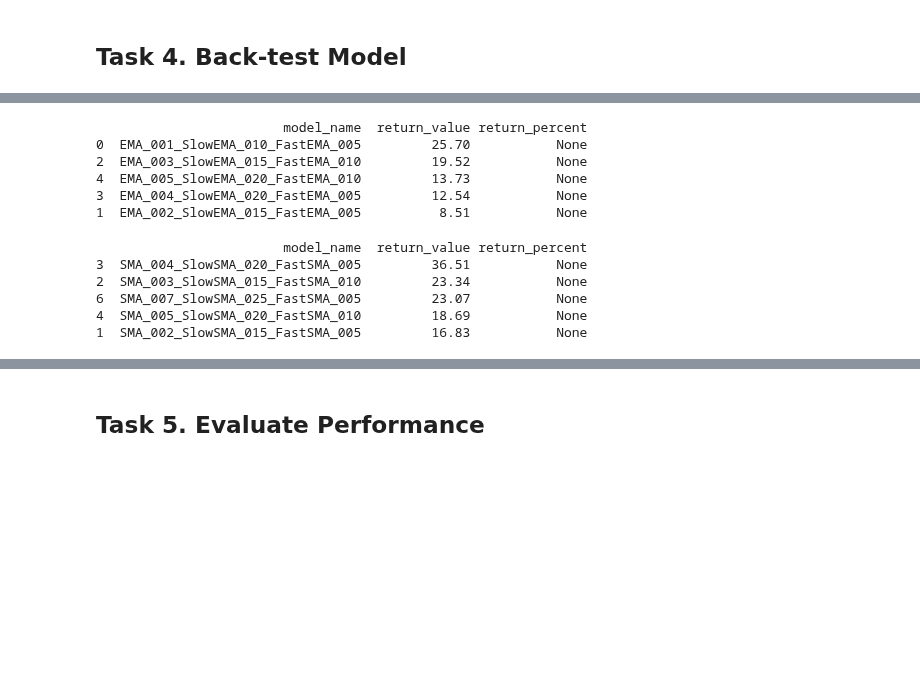
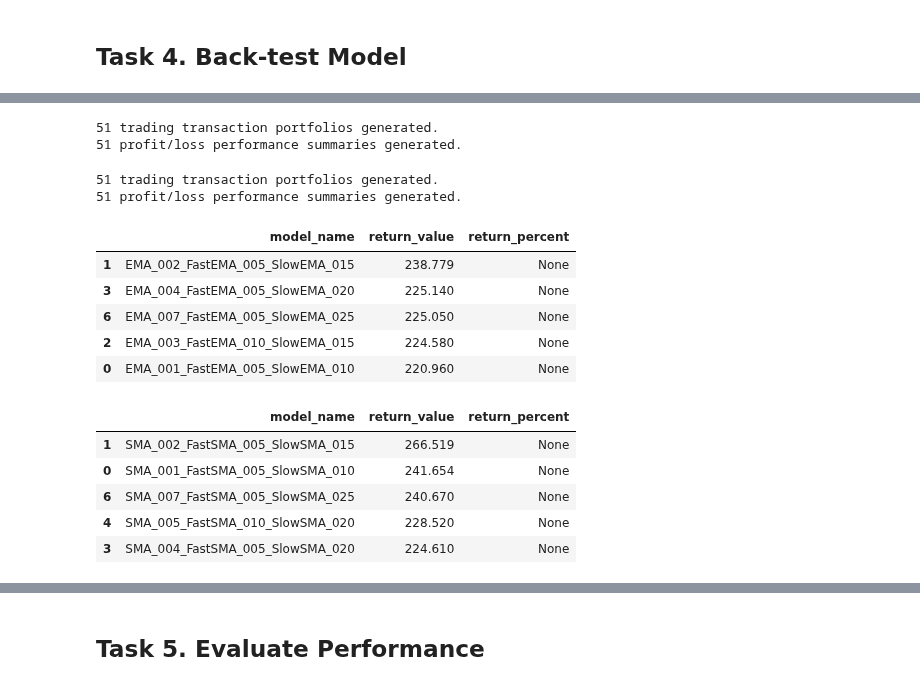
Before and after one commit to daines-analytics/quant-finance-projects, a Jupyter notebook: daily-stocks-report/py_algotrading_combo_ma_crossover_grid_JNJ.ipynb, the cells around one changed output, grey strips where cells are left out. Cells and saved outputs as stored; diff of their text form; code cells hidden in the pictures; blank space fills up the shorter version.

Commit message:
Batch upload #4 of combo MA crossover grid search trading model

```diff
--- a/daily-stocks-report/py_algotrading_combo_ma_crossover_grid_JNJ.ipynb
+++ b/daily-stocks-report/py_algotrading_combo_ma_crossover_grid_JNJ.ipynb
@@ -169,12 +168,25 @@ memory usage: 10.5 KB
 # %% [markdown]
 ### 3.b) Set up the Analysis Table with Indicators
 # %%
-# Define the functions that will generate the trading signals based on the different MA curves used
+# Define the functions that will generate the indicators and trading signals
 
-def ema_only_crossover(model):
+def populate_indicators(passed_model):
+    passed_model['fast_ema'] = passed_model['close_price'].ewm(span=fast_ma).mean()
+    passed_model['slow_ema'] = passed_model['close_price'].ewm(span=slow_ma).mean()
+    passed_model['fast_sma'] = passed_model['close_price'].rolling(fast_ma).mean()
+    passed_model['slow_sma'] = passed_model['close_price'].rolling(slow_ma).mean()
+    passed_model['ema_change'] = passed_model['fast_ema'] - passed_model['slow_ema']
+    passed_model['sma_change'] = passed_model['fast_sma'] - passed_model['slow_sma']
+    passed_model['fastema_slowsma_chg'] = passed_model['fast_ema'] - passed_model['slow_sma']
+    passed_model['fastsma_slowema_chg'] = passed_model['fast_sma'] - passed_model['slow_ema']
+    passed_model['trade_signal'] = np.zeros(len(passed_model))
+    passed_model['signal_change'] = np.zeros(len(passed_model))
+    passed_model['entry_exit'] = np.zeros(len(passed_model))
+
+def populate_signals(model, change_curve):
     wait_for_entry = True
     for x in range(len(model)):
-        if model['ema_change'].iloc[x] > 0:
+        if model[change_curve].iloc[x] > 0:
             model['trade_signal'].iloc[x] = 1  # trade_signal = 1 means we should enter into a long position
         else:
             model['trade_signal'].iloc[x] = 0  # trade_signal = 0 means we should exit the long position
@@ -185,21 +197,6 @@ def ema_only_crossover(model):
                 wait_for_entry = False
             elif (not wait_for_entry) and (model['signal_change'].iloc[x-1] != 0):
                 model['entry_exit'].iloc[x] = model['signal_change'].iloc[x-1]
-
-def sma_only_crossover(model):
-    wait_for_entry = True
-    for x in range(len(model)):
-        if model['sma_change'].iloc[x] > 0:
-            model['trade_signal'].iloc[x] = 1  # trade_signal = 1 means we should enter into a long position
-        else:
-            model['trade_signal'].iloc[x] = 0  # trade_signal = 0 means we should exit the long position
-        if x != 0:
-            model['signal_change'].iloc[x] = model['trade_signal'].iloc[x] - model['trade_signal'].iloc[x-1]
-            if wait_for_entry and (model['signal_change'].iloc[x-1] == 1):
-                model['entry_exit'].iloc[x] = model['signal_change'].iloc[x-1]
-                wait_for_entry = False
-            elif (not wait_for_entry) and (model['signal_change'].iloc[x-1] != 0):
-                model['entry_exit'].iloc[x] = model['signal_change'].iloc[x-1]
 # %%
 # Processing models using only the EMA curves
 ema_model_collection = {}
@@ -383,20 +412,34 @@ print(len(sma_performance_summary), 'profit/loss performance summaries generated
+# %%
+fast_ema_slow_sma_portfolios, fast_ema_slow_sma_performance = generate_portfolio_and_performance(fast_ema_slow_sma_models)
+print(len(fast_ema_slow_sma_portfolios), 'trading transaction portfolios generated.')
+print(len(fast_ema_slow_sma_performance), 'profit/loss performance summaries generated.')
+# %% [output]
+51 trading transaction portfolios generated.
+51 profit/loss performance summaries generated.
+# %%
+fast_sma_slow_ema_portfolios, fast_sma_slow_ema_performance = generate_portfolio_and_performance(fast_sma_slow_ema_models)
+print(len(fast_sma_slow_ema_portfolios), 'trading transaction portfolios generated.')
+print(len(fast_sma_slow_ema_performance), 'profit/loss performance summaries generated.')
+# %% [output]
+51 trading transaction portfolios generated.
+51 profit/loss performance summaries generated.
 # %%
 # Display the top models from EMA-only performance summary
-print(ema_performance_summary.head())
+ema_performance_summary.head()
 # %% [output]
-                        model_name  return_value return_percent
-0  EMA_001_SlowEMA_010_FastEMA_005         25.70           None
-2  EMA_003_SlowEMA_015_FastEMA_010         19.52           None
-4  EMA_005_SlowEMA_020_FastEMA_010         13.73           None
-3  EMA_004_SlowEMA_020_FastEMA_005         12.54           None
-1  EMA_002_SlowEMA_015_FastEMA_005          8.51           None
+|  | model_name | return_value | return_percent |
+| 1 | EMA_002_FastEMA_005_SlowEMA_015 | 238.779 | None |
+| 3 | EMA_004_FastEMA_005_SlowEMA_020 | 225.140 | None |
+| 6 | EMA_007_FastEMA_005_SlowEMA_025 | 225.050 | None |
+| 2 | EMA_003_FastEMA_010_SlowEMA_015 | 224.580 | None |
+| 0 | EMA_001_FastEMA_005_SlowEMA_010 | 220.960 | None |
 # %%
 # Display the top models from SMA-only performance summary
-print(sma_performance_summary.head())
+sma_performance_summary.head()
 # %% [output]
-                        model_name  return_value return_percent
-3  SMA_004_SlowSMA_020_FastSMA_005         36.51           None
-2  SMA_003_SlowSMA_015_FastSMA_010         23.34           None
-6  SMA_007_SlowSMA_025_FastSMA_005         23.07           None
-4  SMA_005_SlowSMA_020_FastSMA_010         18.69           None
-1  SMA_002_SlowSMA_015_FastSMA_005         16.83           None
+|  | model_name | return_value | return_percent |
+| 1 | SMA_002_FastSMA_005_SlowSMA_015 | 266.519 | None |
+| 0 | SMA_001_FastSMA_005_SlowSMA_010 | 241.654 | None |
+| 6 | SMA_007_FastSMA_005_SlowSMA_025 | 240.670 | None |
+| 4 | SMA_005_FastSMA_010_SlowSMA_020 | 228.520 | None |
+| 3 | SMA_004_FastSMA_005_SlowSMA_020 | 224.610 | None |
```
Also changed, not shown: parts of 23 cells of this notebook, 17 other files.
